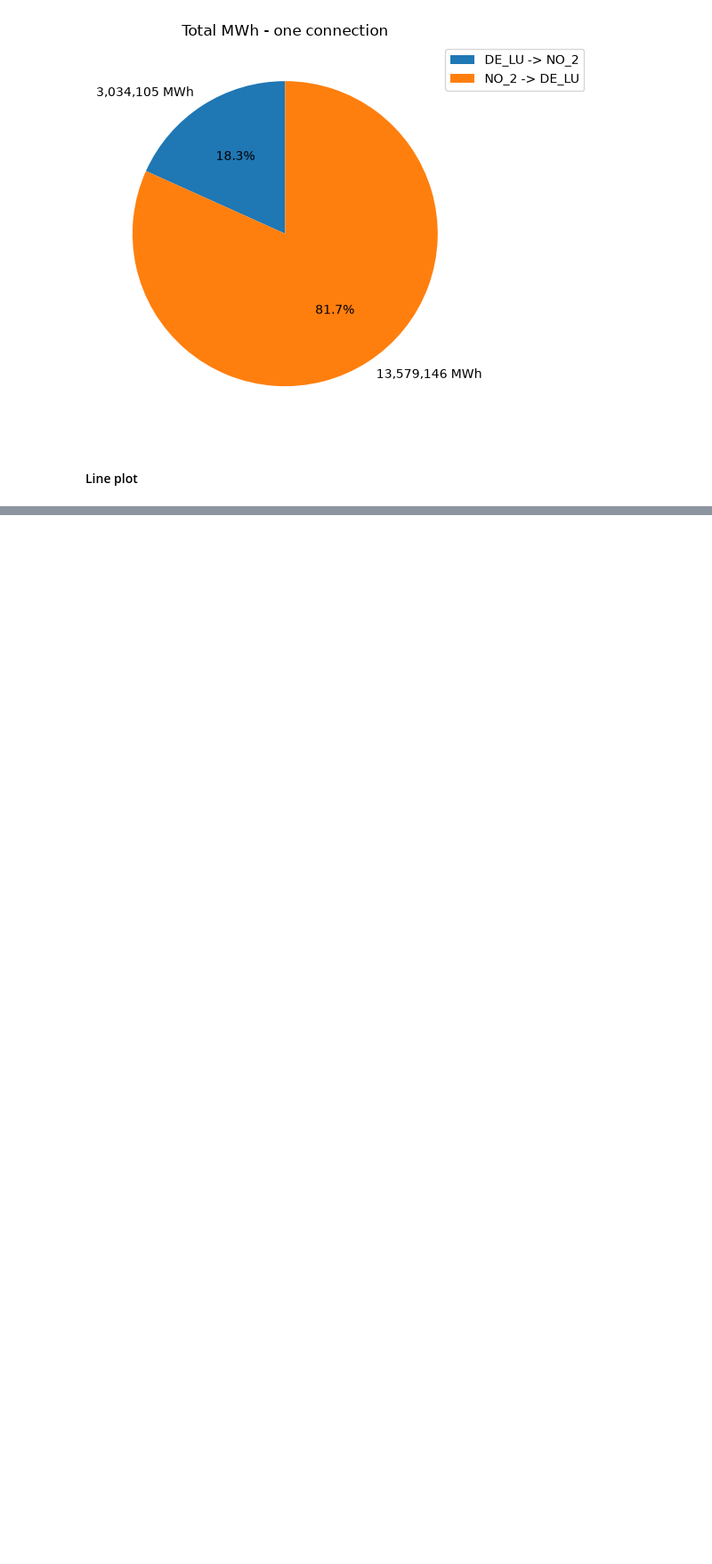
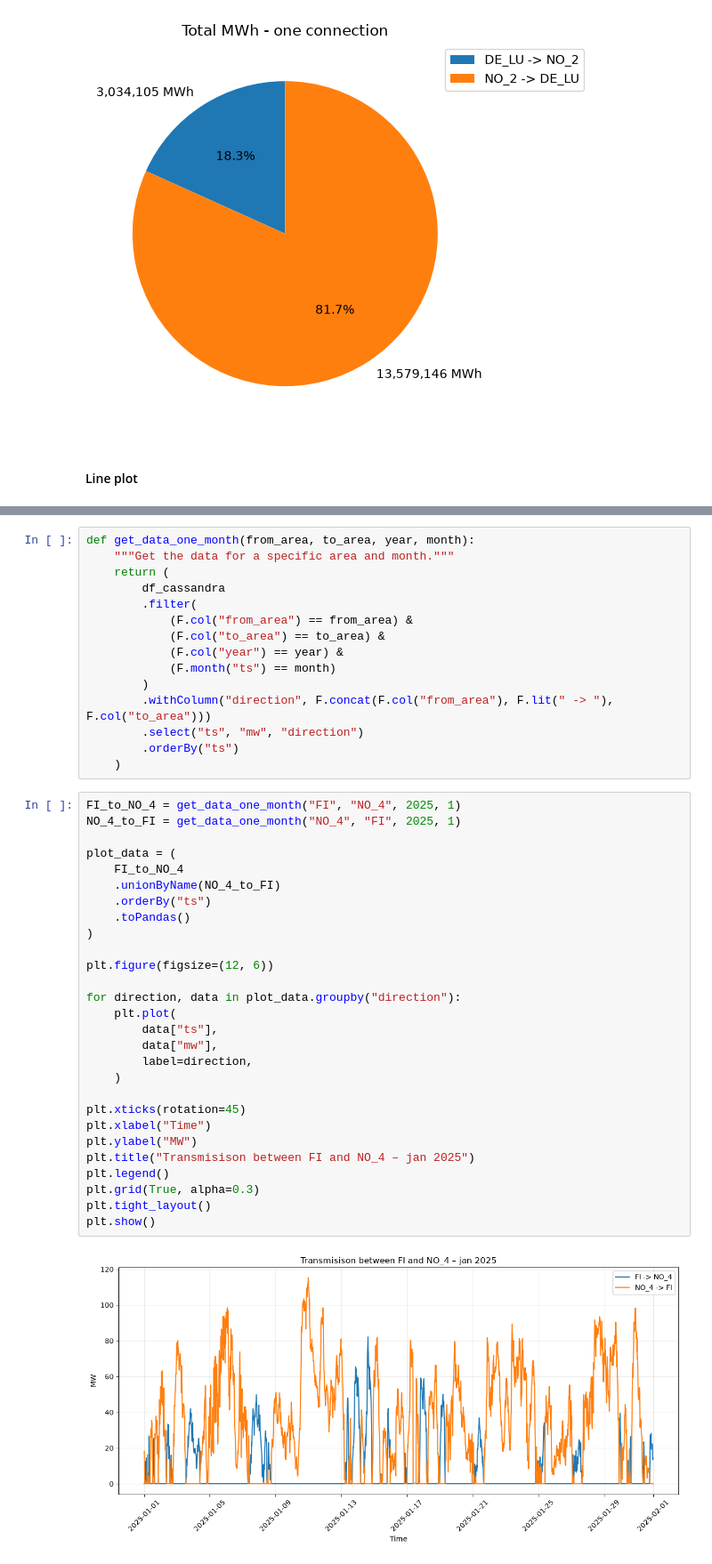
Before and after one commit to ChristianAronVea/IND320-Vea, a Jupyter notebook: Notebooks/Part2.ipynb, the cells around one changed output, grey strips where cells are left out. Shown at 89% size. Drawn from its saved outputs; the diff is of its cells as text; blank space fills up the shorter version.

Commit message:
ASS2: Line plot

```diff
--- a/Notebooks/Part2.ipynb
+++ b/Notebooks/Part2.ipynb
@@ -674,0 +690,45 @@ plt.show()
+# %%
+def get_data_one_month(from_area, to_area, year, month):
+    """Get the data for a specific area and month."""
+    return (
+        df_cassandra
+        .filter(
+            (F.col("from_area") == from_area) &
+            (F.col("to_area") == to_area) &
+            (F.col("year") == year) &
+            (F.month("ts") == month)
+        )
+        .withColumn("direction", F.concat(F.col("from_area"), F.lit(" -> "), F.col("to_area")))
+        .select("ts", "mw", "direction")
+        .orderBy("ts")
+    )
+# %%
+FI_to_NO_4 = get_data_one_month("FI", "NO_4", 2025, 1)
+NO_4_to_FI = get_data_one_month("NO_4", "FI", 2025, 1)
+
+plot_data = (
+    FI_to_NO_4
+    .unionByName(NO_4_to_FI)
+    .orderBy("ts")
+    .toPandas()
+)
+
+plt.figure(figsize=(12, 6))
+
+for direction, data in plot_data.groupby("direction"):
+    plt.plot(
+        data["ts"],
+        data["mw"],
+        label=direction,
+    )
+
+plt.xticks(rotation=45)
+plt.xlabel("Time")
+plt.ylabel("MW")
+plt.title("Transmisison between FI and NO_4 – jan 2025")
+plt.legend()
+plt.grid(True, alpha=0.3)
+plt.tight_layout()
+plt.show()
+# %% [output]
+[figure, added]
```
Also changed, not shown: parts of 2 cells of this notebook.
